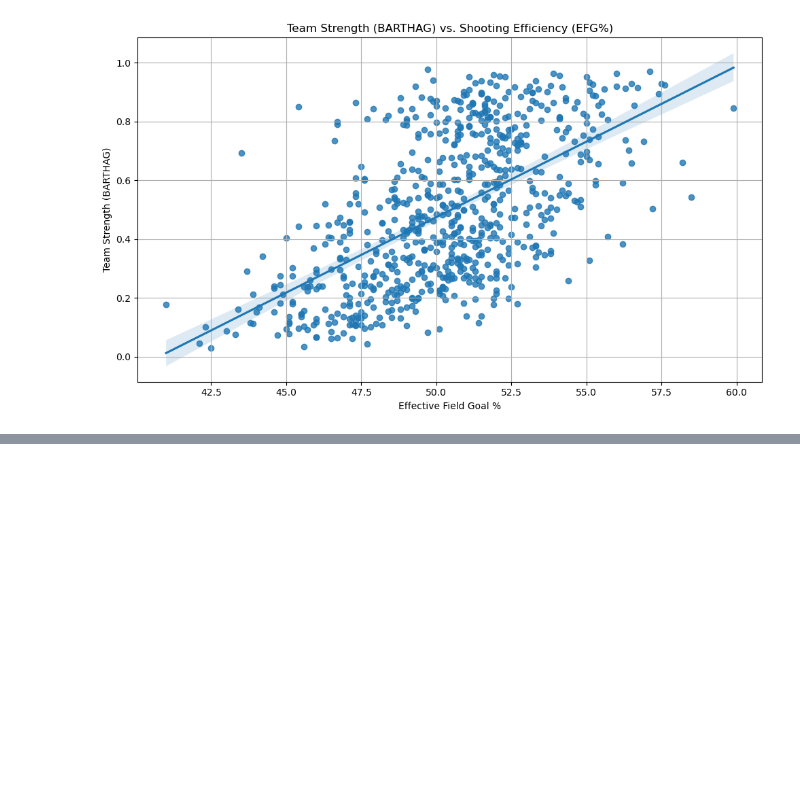
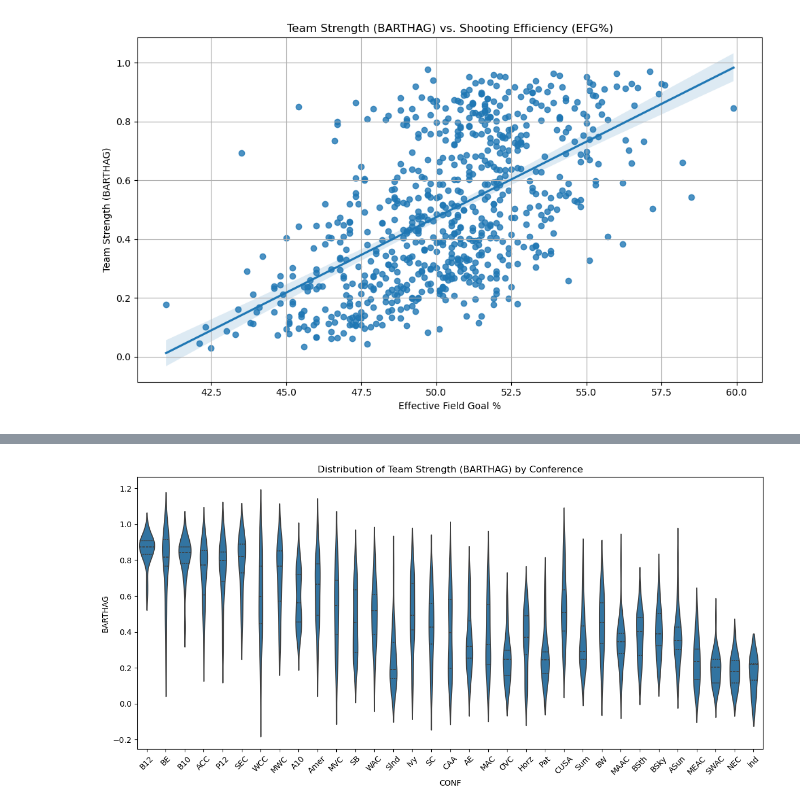
Before and after one commit to YanyyM/college-basketball-analysis, a Jupyter notebook: notebooks/college_basketball_analysis.ipynb, the cells around one changed output, grey strips where cells are left out. Saved outputs shown, nothing was run; the diff lists cells and outputs as text; code cells hidden in the pictures; blank space fills up the shorter version.

Commit message:
seaborn graph

```diff
--- a/notebooks/college_basketball_analysis.ipynb
+++ b/notebooks/college_basketball_analysis.ipynb
@@ -137,0 +145,9 @@ plt.tight_layout()
+# %%
+plt.figure(figsize=(12,6))
+sns.violinplot(data=basketballData, x='CONF', y='BARTHAG', inner='quartile')
+plt.xticks(rotation=45)
+plt.title('Distribution of Team Strength (BARTHAG) by Conference')
+plt.tight_layout()
+plt.show()
+# %% [output]
+[figure, added]
```
Also changed, not shown: parts of 2 cells of this notebook, 1 other file.
